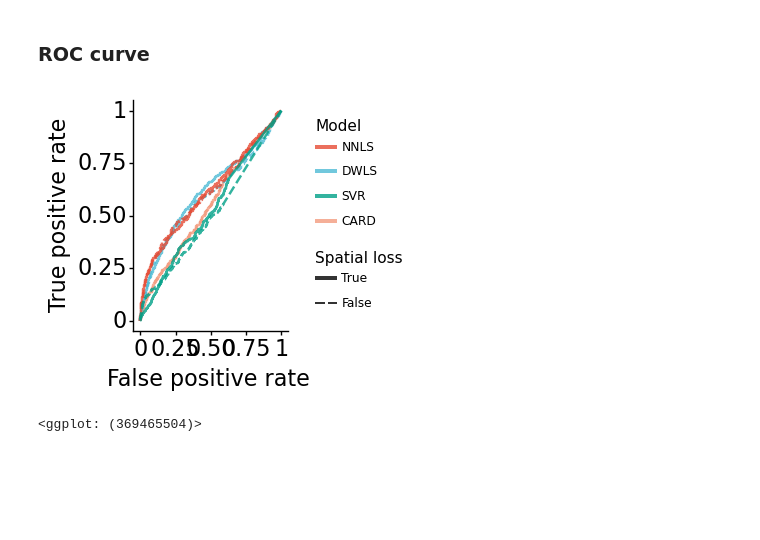
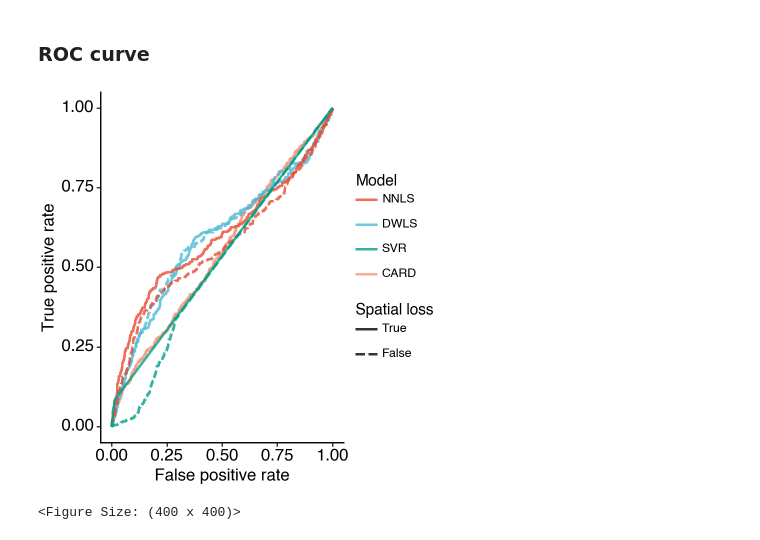
Before and after one commit to JiayuSuPKU/Smoother_paper, a Jupyter notebook: scripts/breast_cancer_infiltration/fig3bc_visualization.ipynb, the cells around one changed output. Drawn from its saved outputs; the diff is of its cells as text; code cells hidden in the pictures; blank space fills up the shorter version.

```diff
--- a/scripts/breast_cancer_infiltration/fig3bc_visualization.ipynb
+++ b/scripts/breast_cancer_infiltration/fig3bc_visualization.ipynb
@@ -69,7 +137,7 @@ methods = ['NNLS', 'DWLS', 'NuSVR', 'CARD']
 sp_losses = ['no_spatial', 'raw']
 
 for m, sp_loss in itertools.product(methods, sp_losses):
-    res = pd.read_csv(f"{data_dir}/deconv_results/10x_stained_CD3_{sp_loss}_{m}_all.csv", index_col='voxel')
+    res = pd.read_csv(f"{res_dir}deconv_results/ductal_carcinoma_{sp_loss}_{m}.csv", index_col='voxel')
     res.columns = res.columns.str.replace('.', '-')
     st.obs[f'T_prop_{m}_{sp_loss}'] = res.loc[st.obs.index,'T-cells']
 # %% [markdown]
@@ -305,11 +374,13 @@ p1
 # %%
 from sklearn.mixture import GaussianMixture as GMM
 
-data_dir = "/Users/jysumac/Projects/SpatialDeconv/results/if_analysis/deconv_results/"
-
-cd3 = pd.read_csv(f"{data_dir}/10x_stained_CD3_raw_NNLS_tumoronly.csv")['cd3_intensity']
+df_nnls = pd.read_csv(f"{res_dir}deconv_results/ductal_carcinoma_raw_NNLS.csv")
+df_nnls = df_nnls.loc[(~pd.isna(df_nnls["count"])) &
+                      (df_nnls["annotation"].isin(("Invasive", "Benign hyperplasia"))), :]
+cd3 = df_nnls['cd3_intensity']
 cd3 = cd3.to_numpy().reshape(-1, 1)
 plt.hist(cd3, bins = 50)
+plt.show()
 
 # find the threshold for T-cell presence
 # using a 2-component Gaussian mixture model
@@ -327,7 +398,6 @@ print(cd3_threshold, np.mean(cd3 >= cd3_threshold))
 # %%
 from sklearn.metrics import roc_auc_score, average_precision_score
 
-data_dir = "/Users/jysumac/Projects/SpatialDeconv/results/if_analysis/deconv_results/"
 methods = ['NNLS', 'DWLS', 'NuSVR', 'CARD']
 
 accu_metric = 'roc'
@@ -340,7 +410,9 @@ else:
 accu_df = []
 for m in methods:
     for sp_loss in ['no_spatial', 'raw']:
-        res = pd.read_csv(f"{data_dir}/10x_stained_CD3_{sp_loss}_{m}_tumoronly.csv")
+        res = pd.read_csv(f"{res_dir}/deconv_results/ductal_carcinoma_{sp_loss}_{m}.csv")
+        res = res.loc[(~pd.isna(res["count"])) &
+                      (res["annotation"].isin(("Invasive", "Benign hyperplasia"))), :]
         res.columns = res.columns.str.replace('.', '-')
         accu = accu_func(res['cd3_intensity'] >= cd3_threshold, res['T-cells'])
         _df = pd.DataFrame(
@@ -396,13 +468,14 @@ p2
 # %%
 from sklearn.metrics import roc_curve
 
-data_dir = "/Users/jysumac/Projects/SpatialDeconv/results/if_analysis/deconv_results/"
 methods = ['NNLS', 'DWLS', 'NuSVR', 'CARD']
 
 curve_df = []
 for m in methods:
     for sp_loss in ['no_spatial', 'raw']:
-        res = pd.read_csv(f"{data_dir}/10x_stained_CD3_{sp_loss}_{m}_tumoronly.csv")
+        res = pd.read_csv(f"{res_dir}/deconv_results/ductal_carcinoma_{sp_loss}_{m}.csv")
+        res = res.loc[(~pd.isna(res["count"])) &
+                      (res["annotation"].isin(("Invasive", "Benign hyperplasia"))), :]
         res.columns = res.columns.str.replace('.', '-')
         fpr, tpr, _ = roc_curve(res['cd3_intensity'] >= cd3_threshold, res['T-cells'])
         _df = pd.DataFrame({'fpr': fpr, 'tpr' : tpr})
@@ -418,19 +491,19 @@ curve_df['deconv_model'] = pd.Categorical(curve_df.deconv_model, ['NNLS', 'DWLS'
 # %%
 (
     ggplot(curve_df,
           aes(x='fpr', y = 'tpr', group = 'model')) +
     geom_line(aes(linetype = 'spatial_loss_cat', color = 'deconv_model'),
               size = 1, alpha = 0.8) +
     labs(x = 'False positive rate', y = 'True positive rate',
          color = 'Model', linetype = 'Spatial loss') +
     scale_color_npg() +
     theme_classic() +
-    theme(figure_size = (2, 3),
+    theme(figure_size = (4, 4),
           strip_text_x = element_text(size = fontsize),
           axis_title = element_text(size = fontsize),
           axis_text_y = element_text(size = fontsize, color = 'black'),
           axis_text_x = element_text(size = fontsize, color = 'black'))
 )
 # %% [output]
-[figure, old version]
+[figure, new version]
-<ggplot: (369465504)>
+<Figure Size: (400 x 400)>
```
Also changed, not shown: parts of 15 cells of this notebook, 1 other file.
